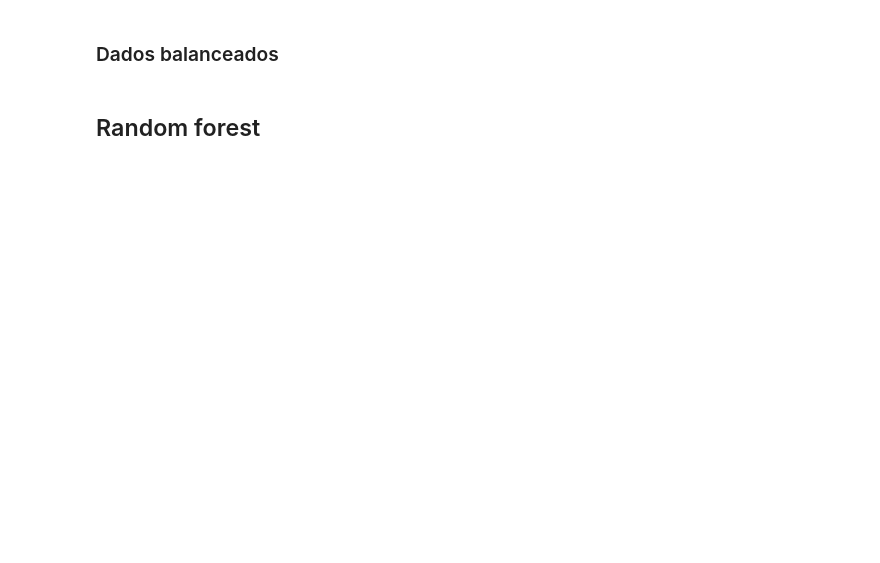
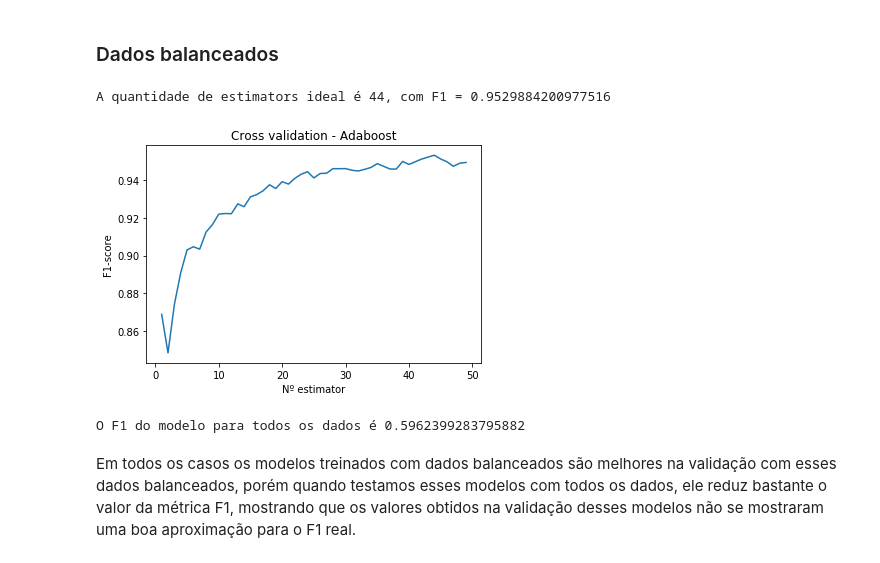
Before and after one commit to RenatoEly/aprendizagemDeMaquina, a Jupyter notebook: Ex4/previsao_deputados.ipynb, the cells around one changed output. Drawn from its saved outputs; the diff is of its cells as text; code cells hidden in the pictures; blank space fills up the shorter version.

```diff
--- a/Ex4/previsao_deputados.ipynb
+++ b/Ex4/previsao_deputados.ipynb
@@ -299,16 +305,25 @@ print("A quantidade de estimators ideal é {0}, com F1 = {1}".format(cv_ada.idxm
 # %% [markdown]
 ### Dados balanceados
 # %%
-estimators = np.arange(1,50,1).tolist()
-cv_adaBoost =  [cv_report(AdaBoostClassifier(algorithm="SAMME.R", n_estimators=estimator)).mean()
+cv_adaBoostBalanced =  [cv_report(AdaBoostClassifier(algorithm="SAMME.R", n_estimators=estimator), x_cc, y_cc, 5).mean()
             for estimator in estimators]
 
-cv_adaBoost = pd.Series(cv_adaBoost, index = estimators)
+cv_adaBoostBalanced = pd.Series(cv_adaBoostBalanced, index = estimators)
 
 
-cv_ada.plot(title = "Cross validation - Adaboost")
+cv_adaBoostBalanced.plot(title = "Cross validation - Adaboost")
 plt.xlabel("Nº estimator")
 plt.ylabel("F1-score")
-print("A quantidade de estimators ideal é {0}, com F1 = {1}".format(cv_ada.idxmax(), cv_ada.max()))
+print("A quantidade de estimators ideal é {0}, com F1 = {1}".format(cv_adaBoostBalanced.idxmax(), cv_adaBoostBalanced.max()))
+# %% [output]
+A quantidade de estimators ideal é 44, com F1 = 0.9529884200977516
+[figure, added]
-# %% [markdown]
-## Random forest
+# %%
+adaBoost = AdaBoostClassifier(algorithm="SAMME.R", n_estimators=cv_adaBoostBalanced.idxmax())
+adaBoost.fit(x_cc,y_cc)
+
+print("O F1 do modelo para todos os dados é {0}".format(real_f1(adaBoost)))
+# %% [output]
+O F1 do modelo para todos os dados é 0.5962399283795882
+# %% [markdown]
+Em todos os casos os modelos treinados com dados balanceados são melhores na validação com esses dados balanceados, porém quando testamos esses modelos com todos os dados, ele reduz bastante o valor da métrica F1, mostrando que os valores obtidos na validação desses modelos não se mostraram uma boa aproximação para o F1 real.
```
Also changed, not shown: parts of 37 cells of this notebook, 1 other file.
